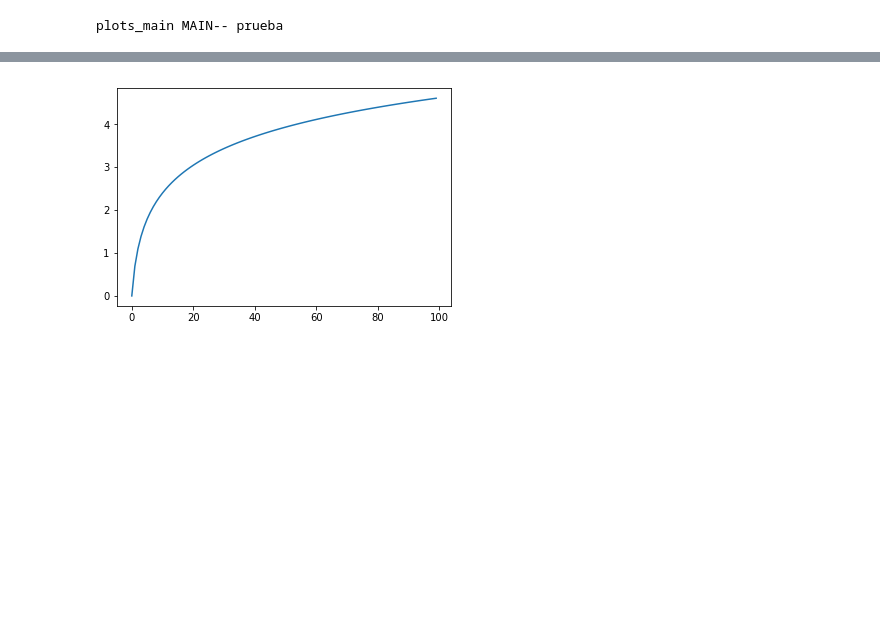
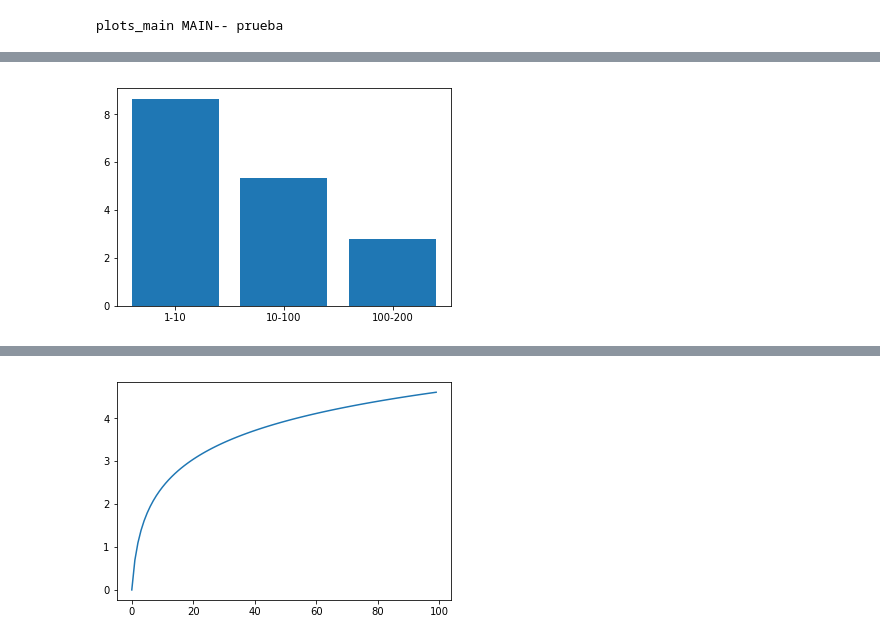
Before and after one commit to ayalo/TFM_fraud_36, a Jupyter notebook: src/main/python/notebooks/Untitled_local.ipynb, the cells around one changed output, grey strips where cells are left out. Cells and saved outputs as stored; diff of their text form; code cells hidden in the pictures; blank space fills up the shorter version.

```diff
--- a/src/main/python/notebooks/Untitled_local.ipynb
+++ b/src/main/python/notebooks/Untitled_local.ipynb
@@ -310,0 +331,27 @@ plt.hist(degree,bins=[1,3,5,8,10,100,500,1000])
+# %%
+import numpy as np
+
+def draw_log_hist(degree,bins = 10 ):
+    '''
+    degree : node degree
+    bins: division del histograma, dos formas
+
+    draw_log_hist(degree,10):
+    devuelve 10 barras con una division realizada por el np.histogram
+
+    draw_log_hist(degree,[1,10,100,200]):
+
+    devuelve plot entre los numeros que le pases,
+    es decir suma el numero de elementos que hay entre 1-10 , 10-100,100-200 ....
+
+    ESCALA LOGARITMICA
+
+    '''
+    degree = np.array(degree)
+    hist_y,hist_x =  np.histogram(degree,bins)
+    label_x= [ str(int(hist_x[i]))+"-"+str(int(hist_x[i+1])) for i in  range(hist_x.shape[0]-1)  ]
+    plt.bar(label_x,np.log(hist_y+1))
+# %%
+draw_log_hist(degree,[1,10,100,200])
+# %% [output]
+[figure, added]
```
Also changed, not shown: parts of 43 cells of this notebook, 8 other files.
